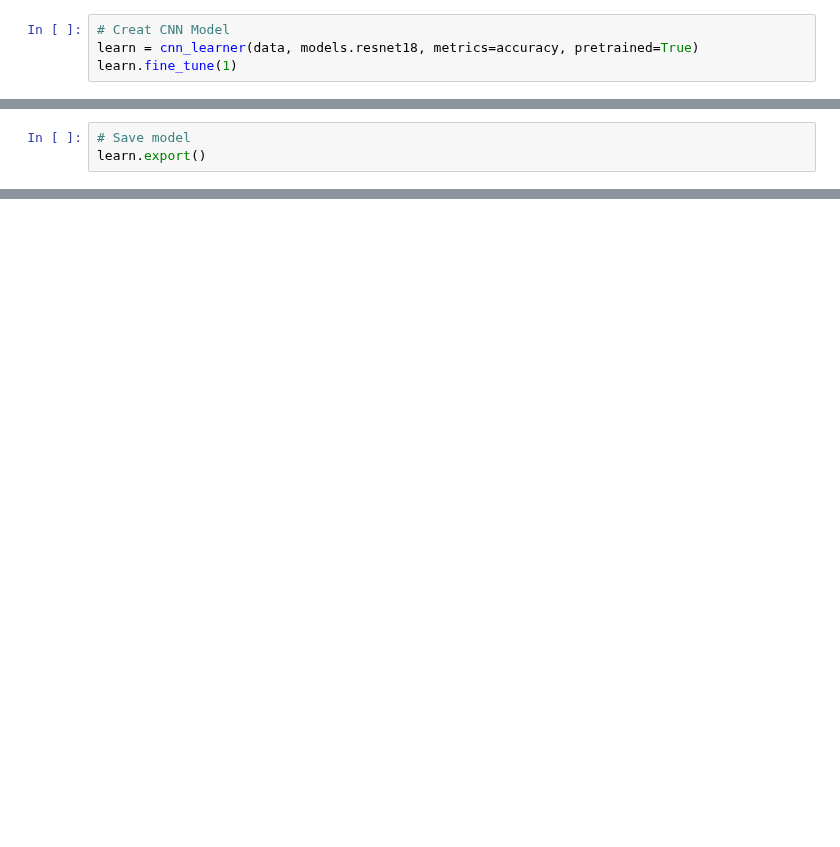
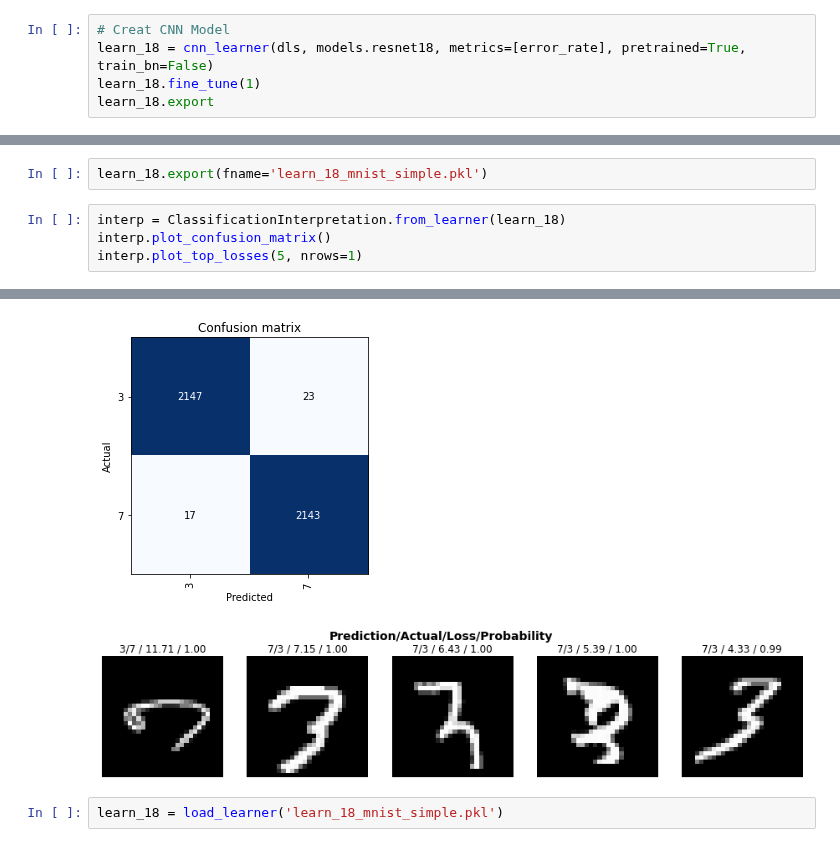
Before and after one commit to giotto-ai/giotto-deep, a Jupyter notebook: examples/MNIST_Decision_Boundray.ipynb, the cells around one changed output, grey strips where cells are left out. Drawn from its saved outputs; the diff is of its cells as text; blank space fills up the shorter version.

```diff
--- a/examples/MNIST_Decision_Boundray.ipynb
+++ b/examples/MNIST_Decision_Boundray.ipynb
@@ -63,6 +65,7 @@ dls.valid.show_batch(max_n=15, nrows=3)
 # %%
 # Creat CNN Model
-learn = cnn_learner(data, models.resnet18, metrics=accuracy, pretrained=True)
-learn.fine_tune(1)
+learn_18 = cnn_learner(dls, models.resnet18, metrics=[error_rate], pretrained=True, train_bn=False)
+learn_18.fine_tune(1)
+learn_18.export
 # %% [output]
 [interactive output not drawn]
@@ -70,3 +73,7 @@ KeyboardInterrupt:
-# %%
-# Save model
-learn.export()
+# %%
+learn_18.export(fname='learn_18_mnist_simple.pkl')
+# %%
+interp = ClassificationInterpretation.from_learner(learn_18)
+interp.plot_confusion_matrix()
+interp.plot_top_losses(5, nrows=1)
+# %% [output]
@@ -72,0 +81,4 @@ learn.export()
+[figure, added]
+[figure, added]
+# %%
+learn_18 = load_learner('learn_18_mnist_simple.pkl')
```
Also changed, not shown: parts of 15 cells of this notebook.
